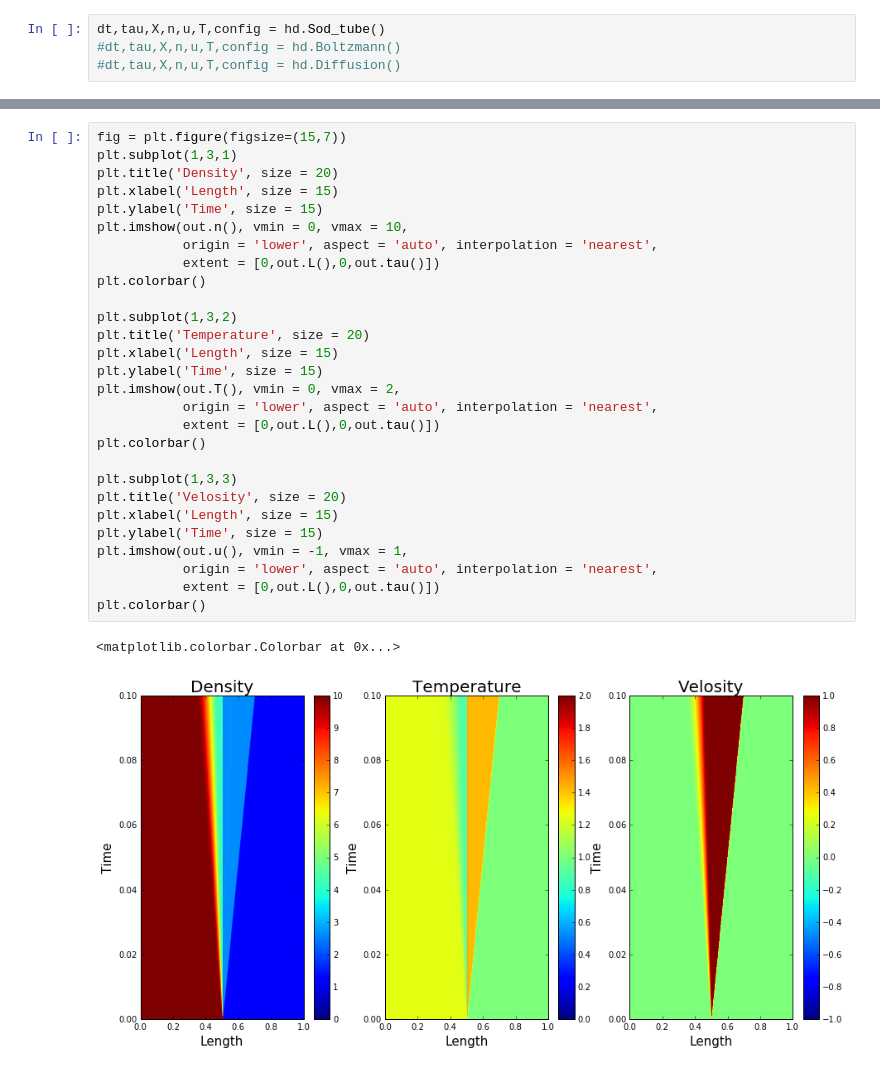
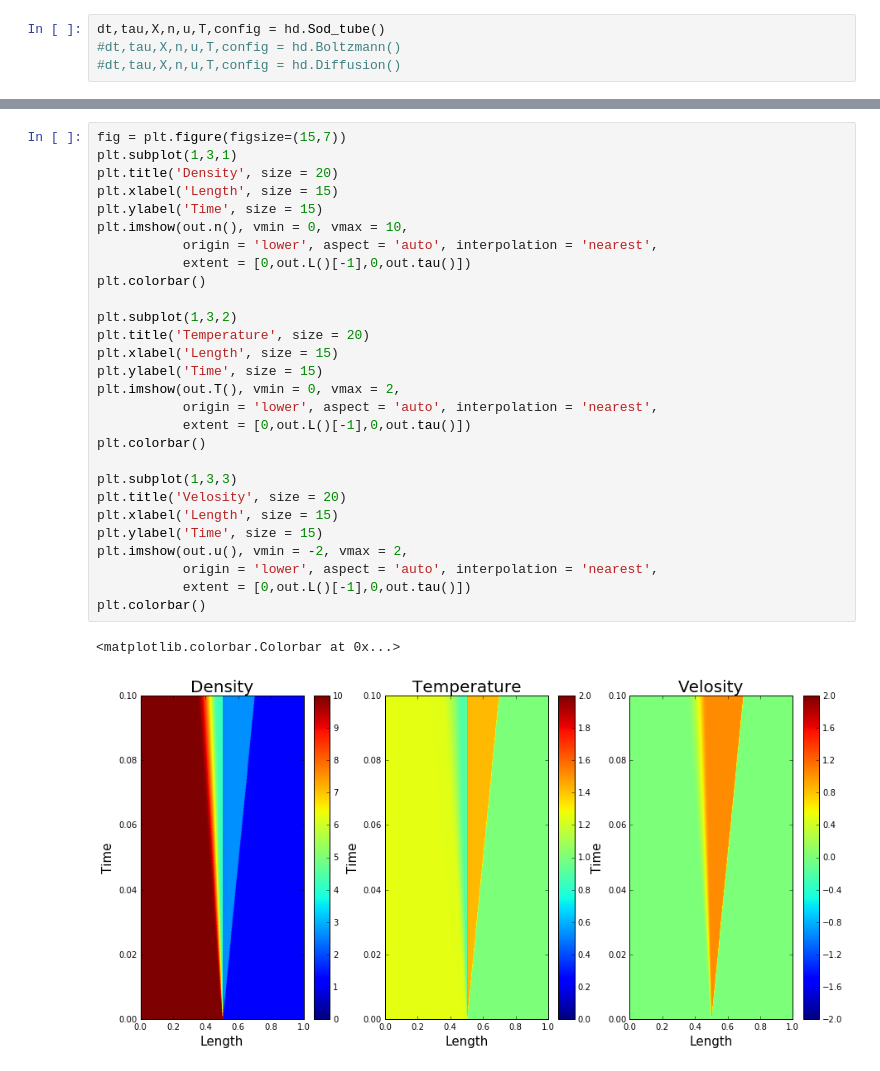
Before and after one commit to temik42/lib, a Jupyter notebook: hydron/example-Copy1.ipynb, the cells around one changed output, grey strips where cells are left out. Cells and saved outputs as stored; diff of their text form.

```diff
--- a/hydron/example-Copy1.ipynb
+++ b/hydron/example-Copy1.ipynb
@@ -32,31 +28,31 @@ plt.plot(sim.x, out.T()[-1])
 # %%
 fig = plt.figure(figsize=(15,7))
 plt.subplot(1,3,1)
 plt.title('Density', size = 20)
 plt.xlabel('Length', size = 15)
 plt.ylabel('Time', size = 15)
 plt.imshow(out.n(), vmin = 0, vmax = 10,
            origin = 'lower', aspect = 'auto', interpolation = 'nearest',
-           extent = [0,out.L(),0,out.tau()])
+           extent = [0,out.L()[-1],0,out.tau()])
 plt.colorbar()
 
 plt.subplot(1,3,2)
 plt.title('Temperature', size = 20)
 plt.xlabel('Length', size = 15)
 plt.ylabel('Time', size = 15)
 plt.imshow(out.T(), vmin = 0, vmax = 2,
            origin = 'lower', aspect = 'auto', interpolation = 'nearest',
-           extent = [0,out.L(),0,out.tau()])
+           extent = [0,out.L()[-1],0,out.tau()])
 plt.colorbar()
 
 plt.subplot(1,3,3)
 plt.title('Velosity', size = 20)
 plt.xlabel('Length', size = 15)
 plt.ylabel('Time', size = 15)
-plt.imshow(out.u(), vmin = -1, vmax = 1,
+plt.imshow(out.u(), vmin = -2, vmax = 2,
            origin = 'lower', aspect = 'auto', interpolation = 'nearest',
-           extent = [0,out.L(),0,out.tau()])
+           extent = [0,out.L()[-1],0,out.tau()])
 plt.colorbar()
 # %% [output]
 <matplotlib.colorbar.Colorbar at 0x...>
-[figure, old version]
+[figure, new version]
```
Also changed, not shown: parts of 6 cells of this notebook, 7 other files.
